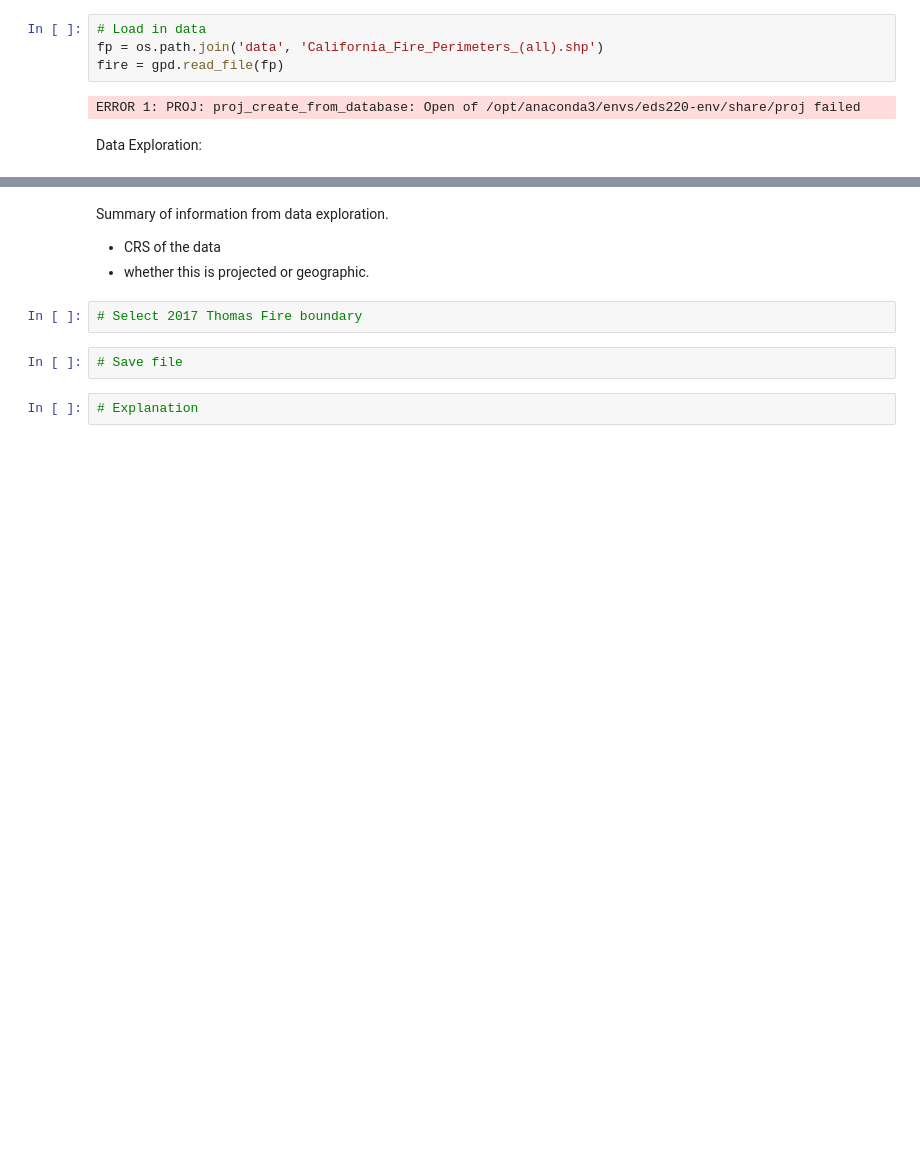
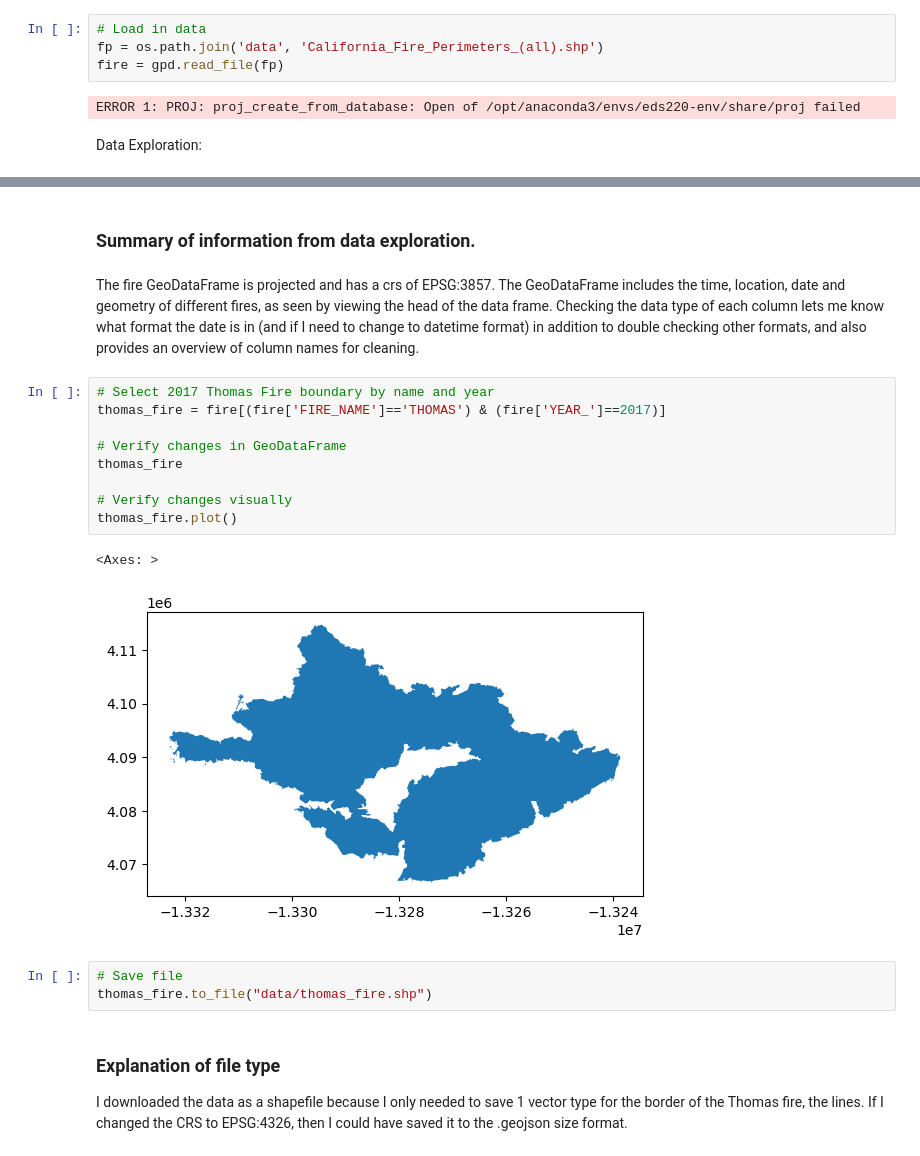
Before and after one commit to mmyiv/eds220-hwk4, a Jupyter notebook: wk4-task2-fire-perimeter-YIV.ipynb, the cells around one changed output, grey strips where cells are left out. Cells and saved outputs as stored; diff of their text form; blank space fills up the shorter version.

Commit message:
filter and save data

```diff
--- a/wk4-task2-fire-perimeter-YIV.ipynb
+++ b/wk4-task2-fire-perimeter-YIV.ipynb
@@ -32,10 +84,24 @@ Data Exploration:
 # %% [markdown]
-Summary of information from data exploration.
-- CRS of the data
-- whether this is projected or geographic.
+### Summary of information from data exploration.
+# %% [markdown]
+The fire GeoDataFrame is projected and has a crs of EPSG:3857.
+The GeoDataFrame includes the time, location, date and geometry of different fires, as seen by viewing the head of the data frame.
+Checking the data type of each column lets me know what format the date is in (and if I need to change to datetime format) in addition to double checking other formats, and also provides an overview of column names for cleaning.
 # %%
-# Select 2017 Thomas Fire boundary
+# Select 2017 Thomas Fire boundary by name and year
+thomas_fire = fire[(fire['FIRE_NAME']=='THOMAS') & (fire['YEAR_']==2017)]
+
+# Verify changes in GeoDataFrame
+thomas_fire
+
+# Verify changes visually
+thomas_fire.plot()
+# %% [output]
+<Axes: >
+[figure, added]
 # %%
 # Save file
+thomas_fire.to_file("data/thomas_fire.shp")
-# %%
-# Explanation
+# %% [markdown]
+### Explanation of file type
+I downloaded the data as a shapefile because I only needed to save 1 vector type for the border of the Thomas fire, the lines. If I changed the CRS to EPSG:4326, then I could have saved it to the .geojson size format.
```
Also changed, not shown: parts of 3 cells of this notebook.
